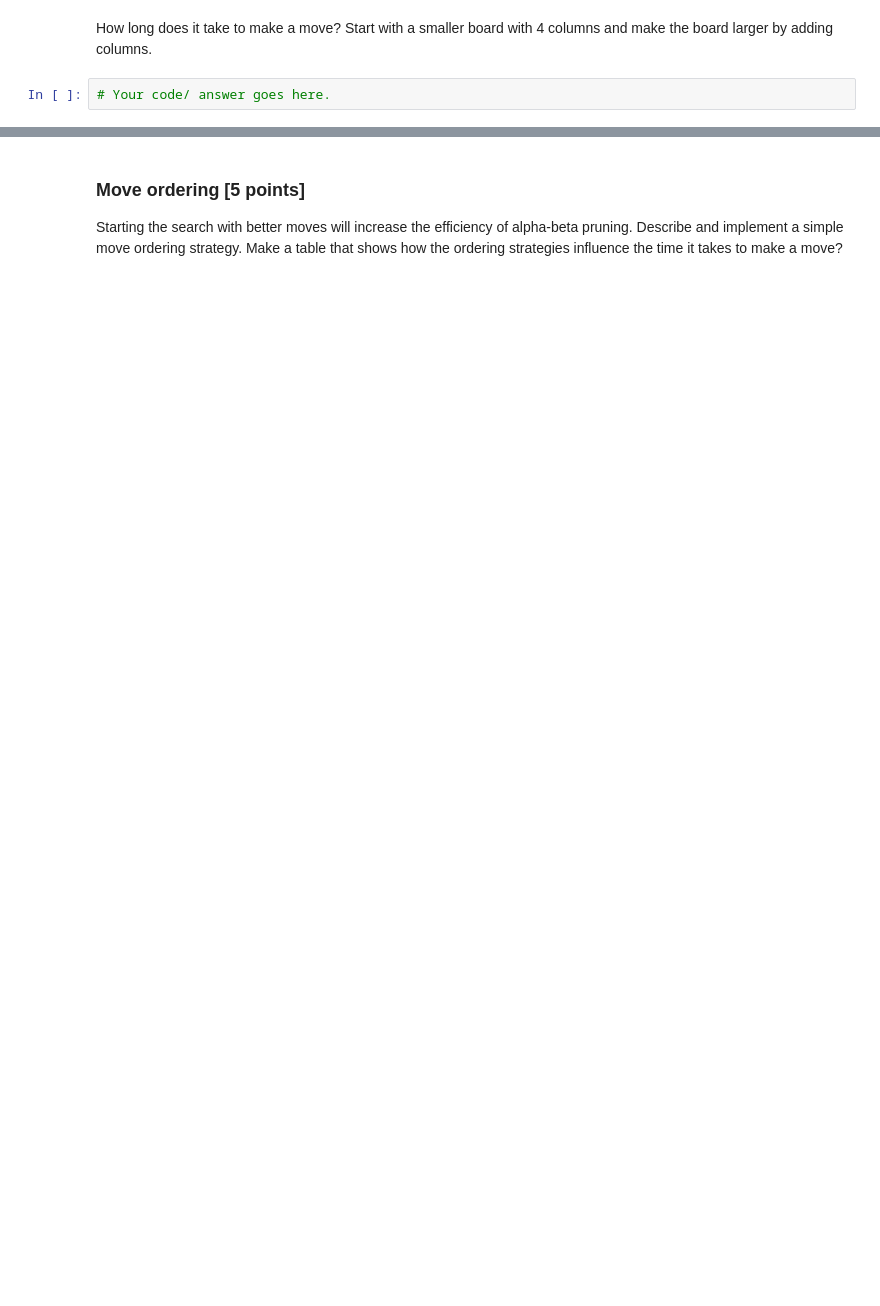
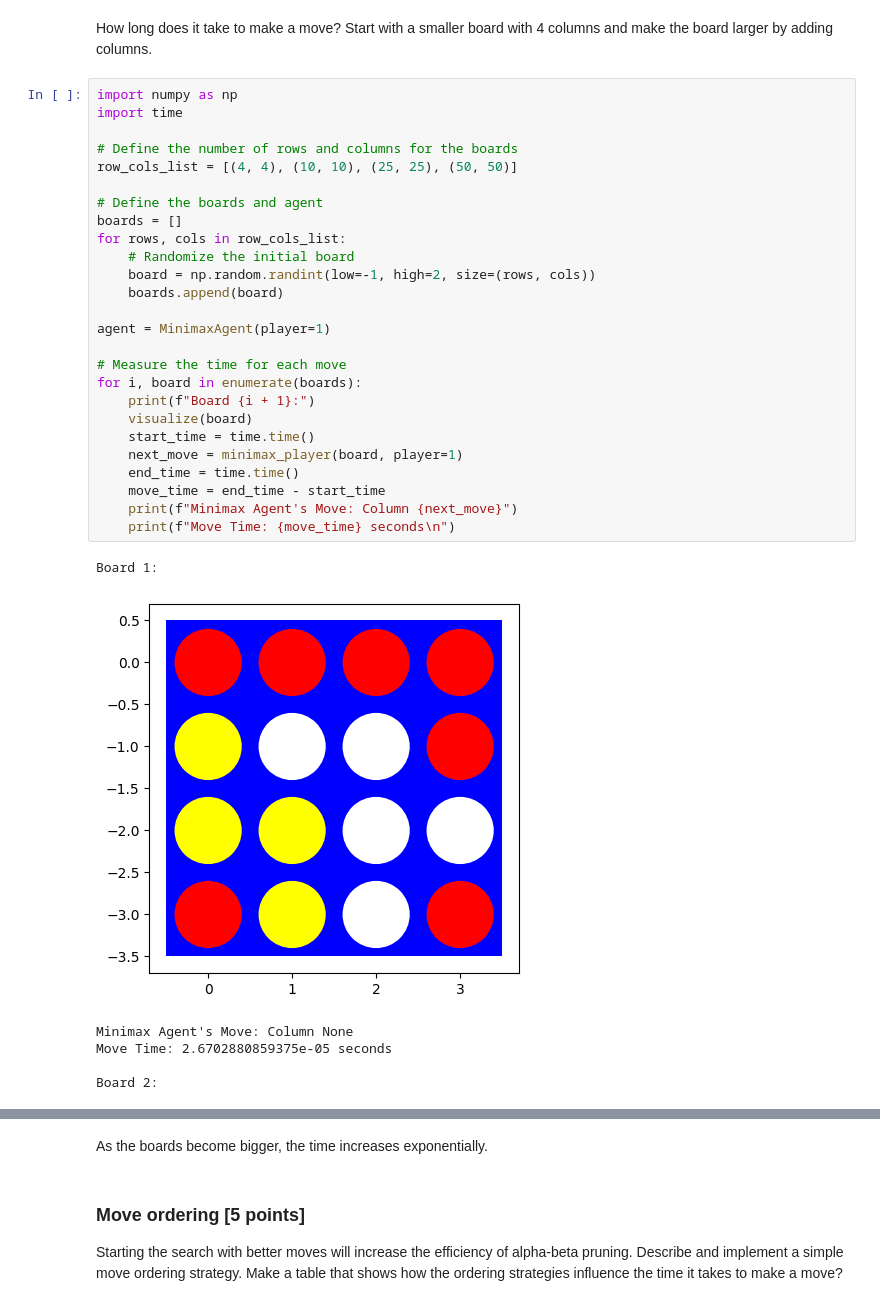
Before and after one commit to ephraim888sun/connect_4, a Jupyter notebook: assignment_connect4.ipynb, the cells around one changed output, grey strips where cells are left out. Drawn from its saved outputs; the diff is of its cells as text; blank space fills up the shorter version.

```diff
--- a/assignment_connect4.ipynb
+++ b/assignment_connect4.ipynb
@@ -237,4 +358,35 @@ Experiment with some manually created boards (at least 5) to check if the agent
 # %% [markdown]
 How long does it take to make a move? Start with a smaller board with 4 columns and make the board larger by adding columns.
-# %%
-# Your code/ answer goes here.
+# %%
+import numpy as np
+import time
+
+# Define the number of rows and columns for the boards
+row_cols_list = [(4, 4), (10, 10), (25, 25), (50, 50)]
+
+# Define the boards and agent
+boards = []
+for rows, cols in row_cols_list:
+    # Randomize the initial board
+    board = np.random.randint(low=-1, high=2, size=(rows, cols))
+    boards.append(board)
+
+agent = MinimaxAgent(player=1)
+
+# Measure the time for each move
+for i, board in enumerate(boards):
+    print(f"Board {i + 1}:")
+    visualize(board)
+    start_time = time.time()
+    next_move = minimax_player(board, player=1)
+    end_time = time.time()
+    move_time = end_time - start_time
+    print(f"Minimax Agent's Move: Column {next_move}")
+    print(f"Move Time: {move_time} seconds\n")
+# %% [output]
+Board 1:
+[figure, added]
+Minimax Agent's Move: Column None
+Move Time: 2.6702880859375e-05 seconds
+
+Board 2:
@@ -241,3 +394,5 @@ How long does it take to make a move? Start with a smaller board with 4 columns
+# %% [markdown]
+As the boards become bigger, the time increases exponentially.
 # %% [markdown]
 ### Move ordering [5 points]
 
```
Also changed, not shown: parts of 23 cells of this notebook, 1 other file.
